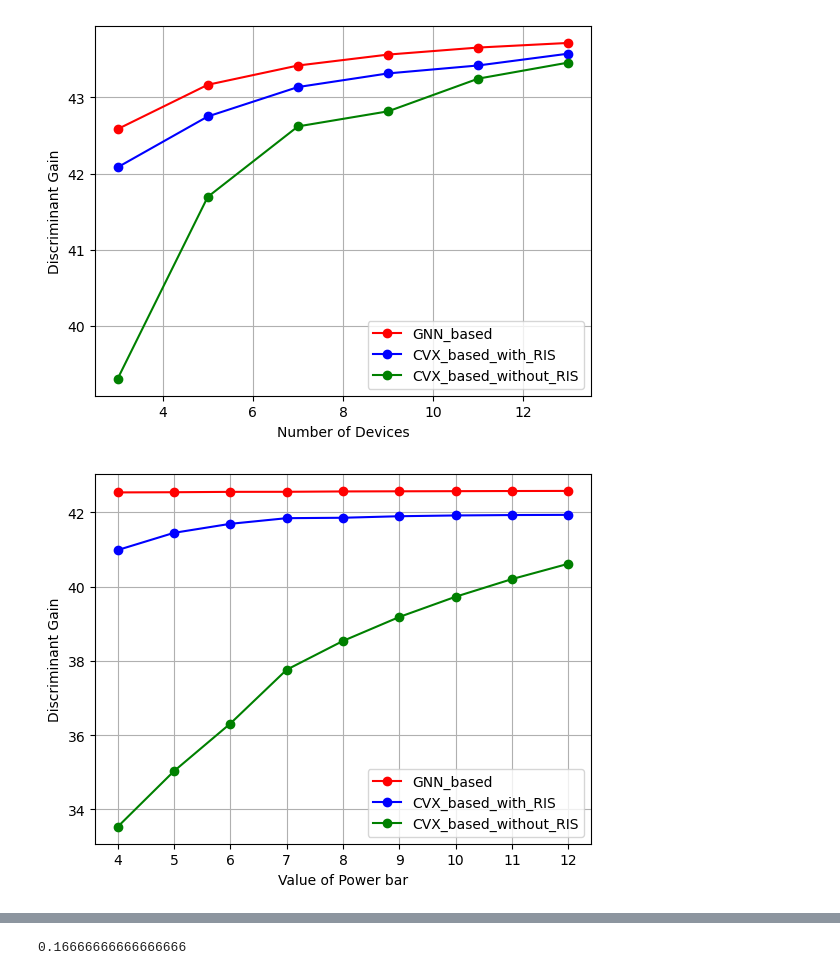
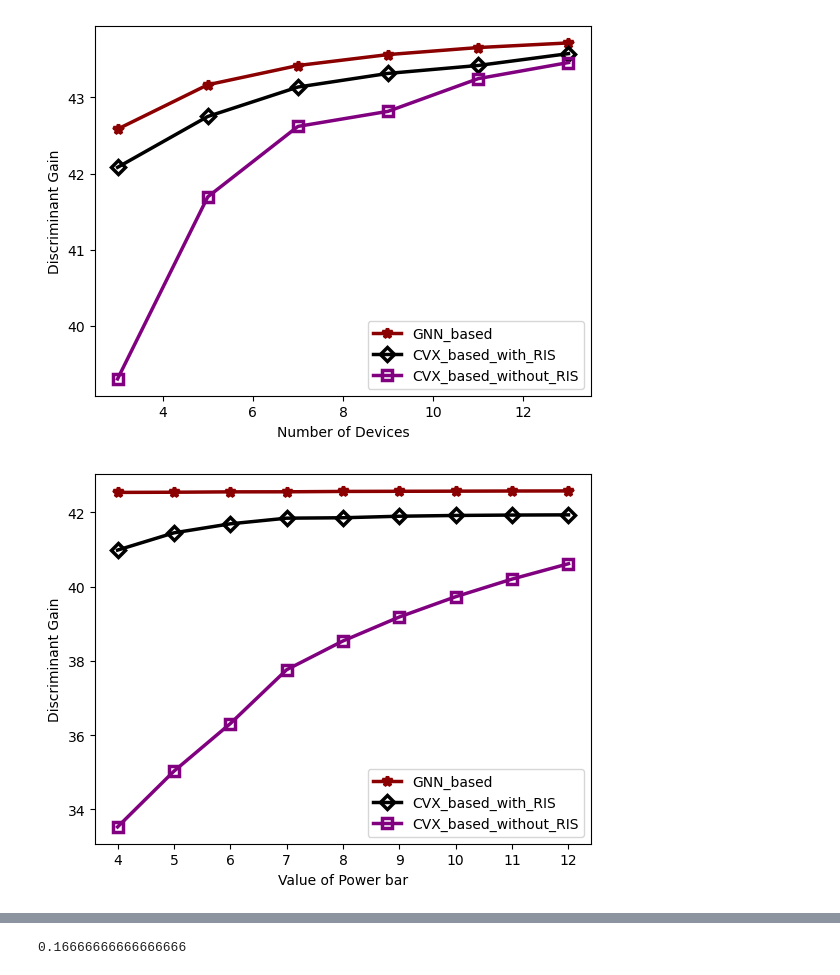
Before and after one commit to YuLong4/GNN-AirComp-RIS, a Jupyter notebook: drafts.ipynb, the cells around one changed output, grey strips where cells are left out. Cells and saved outputs as stored; diff of their text form; code cells hidden in the pictures.

```diff
--- a/drafts.ipynb
+++ b/drafts.ipynb
@@ -1,6 +1,9 @@
 # %%
 import numpy as np
 import matplotlib.pyplot as plt
+plt.rcParams['lines.linewidth'] = 2.5
+plt.rcParams['lines.markersize'] = 7
+plt.rcParams['lines.markeredgewidth'] = 2.5
 # %%
 # Device
 num_device_list = [3, 5, 7, 9, 11, 13]
@@ -8,35 +11,35 @@ gain_array_GNN = np.load('./save_model/save_results/GNN/discriminant_gains_devic
 gain_array_cvx_with_ris = np.load('./save_model/save_results/discriminant_gain_device_with_ris.npy', allow_pickle=True)
 gain_array_cvx_without_ris = np.load('./save_model/save_results/discriminant_gain_device_without_ris.npy', allow_pickle=True)
 # gain_array_cvx_random = np.load('./save_model/save_results/discriminant_gain_device_random.npy', allow_pickle=True)
-plt.plot(num_device_list, gain_array_GNN, marker='o', label='GNN_based', color='red')
-plt.plot(num_device_list, gain_array_cvx_with_ris, marker='o', label='CVX_based_with_RIS', color='blue')
-plt.plot(num_device_list, gain_array_cvx_without_ris, marker='o', label='CVX_based_without_RIS', color='green')
+plt.plot(num_device_list, gain_array_GNN, marker='*', label='GNN_based', color='#8B0000')
+plt.plot(num_device_list, gain_array_cvx_with_ris, marker='D', markerfacecolor='none', label='CVX_based_with_RIS', color='black')
+plt.plot(num_device_list, gain_array_cvx_without_ris, marker='s', markerfacecolor='none', label='CVX_based_without_RIS', color='purple')
 # plt.plot(num_device_list, gain_array_cvx_random, marker='o', label='Random', color='grey')
 plt.xlabel('Number of Devices')
 plt.ylabel('Discriminant Gain')
-plt.grid(True)
 plt.legend()
+plt.savefig('./save_model/save_results/graphs/device.pdf', format='pdf')
 plt.show()
 # %% [output]
-[figure, old version]
+[figure, new version]
 # %%
 # Power
 power_list = [4, 5, 6, 7, 8, 9, 10, 11, 12]
 gain_array_GNN = np.load('./save_model/save_results/GNN/discriminant_gains_power.npy', allow_pickle=True)
 gain_array_cvx_with_ris = np.load('./save_model/save_results/discriminant_gain_power_with_ris.npy', allow_pickle=True)
 gain_array_cvx_without_ris = np.load('./save_model/save_results/discriminant_gain_power_without_ris.npy', allow_pickle=True)
 # gain_array_cvx_random = np.load('./save_model/save_results/discriminant_gain_power_random.npy', allow_pickle=True)
-plt.plot(power_list, gain_array_GNN, marker='o', label='GNN_based', color='red')
-plt.plot(power_list, gain_array_cvx_with_ris, marker='o', label='CVX_based_with_RIS', color='blue')
-plt.plot(power_list, gain_array_cvx_without_ris, marker='o', label='CVX_based_without_RIS', color='green')
+plt.plot(power_list, gain_array_GNN, marker='*', label='GNN_based', color='#8B0000')
+plt.plot(power_list, gain_array_cvx_with_ris, marker='D', markerfacecolor='none', label='CVX_based_with_RIS', color='black')
+plt.plot(power_list, gain_array_cvx_without_ris, marker='s', markerfacecolor='none', label='CVX_based_without_RIS', color='purple')
 # plt.plot(power_list, gain_array_cvx_random, marker='o', label='Random', color='grey')
 plt.xlabel('Value of Power bar')
 plt.ylabel('Discriminant Gain')
-plt.grid(True)
 plt.legend()
+plt.savefig('./save_model/save_results/graphs/power.pdf', format='pdf')
 plt.show()
 # %% [output]
-[figure, old version]
+[figure, new version]
 # %%
 # RIS
 num_ris_list = [10, 20, 30, 40, 50, 60]
```
Also changed, not shown: parts of 1 cell of this notebook, 3 other files.
